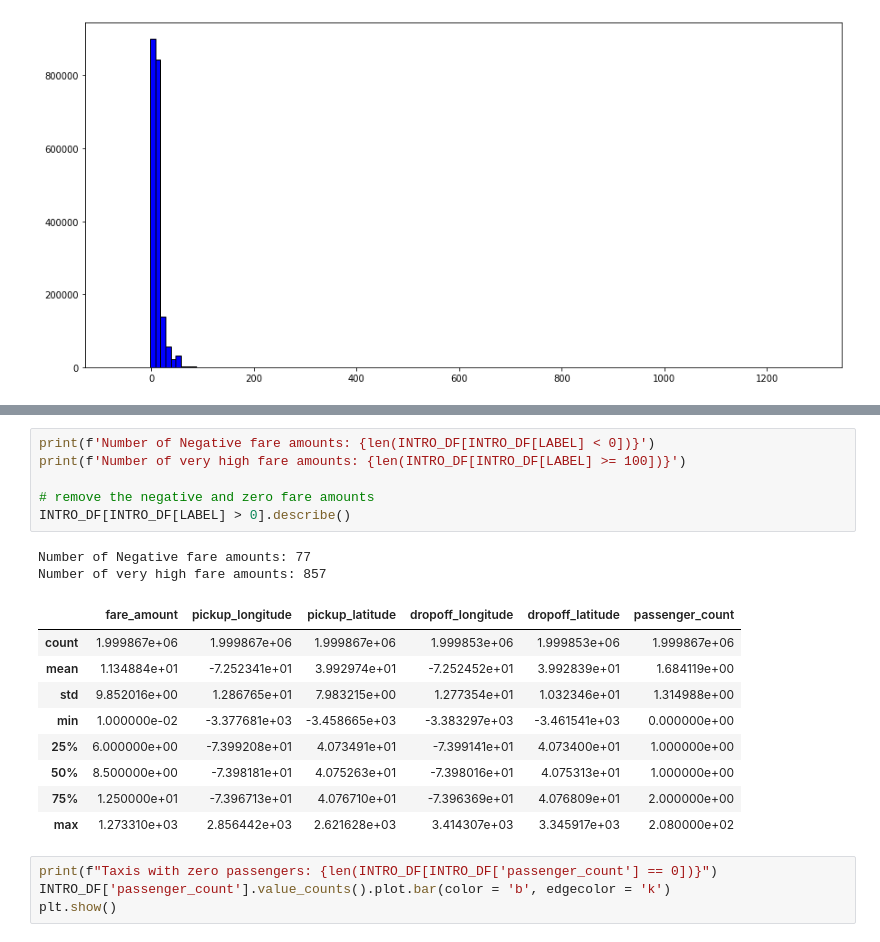
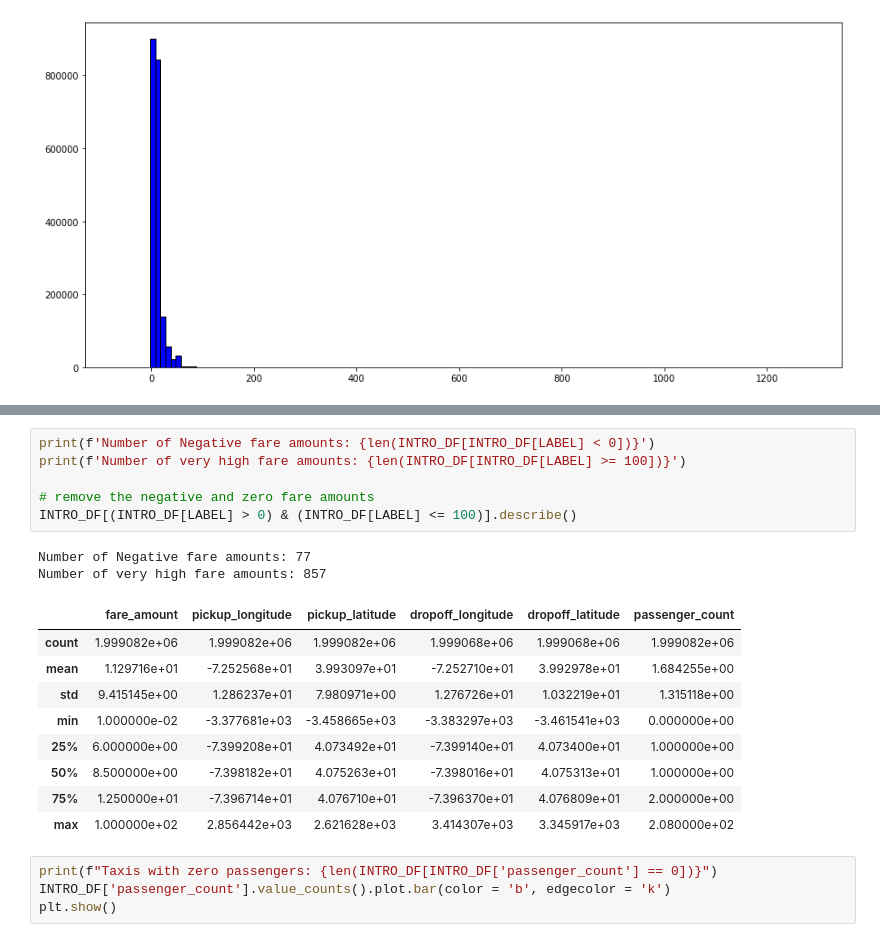
Before and after one commit to austinv211/PredictingTaxiFares, a Jupyter notebook: farePrediction.ipynb, the cells around one changed output, grey strips where cells are left out. Saved outputs shown, nothing was run; the diff lists cells and outputs as text.

```diff
--- a/farePrediction.ipynb
+++ b/farePrediction.ipynb
@@ -49,21 +52,21 @@ plt.show()
 # %%
 print(f'Number of Negative fare amounts: {len(INTRO_DF[INTRO_DF[LABEL] < 0])}')
 print(f'Number of very high fare amounts: {len(INTRO_DF[INTRO_DF[LABEL] >= 100])}')
 
 # remove the negative and zero fare amounts
-INTRO_DF[INTRO_DF[LABEL] > 0].describe()
+INTRO_DF[(INTRO_DF[LABEL] > 0) & (INTRO_DF[LABEL] <= 100)].describe()
 # %% [output]
 Number of Negative fare amounts: 77
 Number of very high fare amounts: 857
 |  | fare_amount | pickup_longitude | pickup_latitude | dropoff_longitude | dropoff_latitude | passenger_count |
-| count | 1.999867e+06 | 1.999867e+06 | 1.999867e+06 | 1.999853e+06 | 1.999853e+06 | 1.999867e+06 |
-| mean | 1.134884e+01 | -7.252341e+01 | 3.992974e+01 | -7.252452e+01 | 3.992839e+01 | 1.684119e+00 |
-| std | 9.852016e+00 | 1.286765e+01 | 7.983215e+00 | 1.277354e+01 | 1.032346e+01 | 1.314988e+00 |
+| count | 1.999082e+06 | 1.999082e+06 | 1.999082e+06 | 1.999068e+06 | 1.999068e+06 | 1.999082e+06 |
+| mean | 1.129716e+01 | -7.252568e+01 | 3.993097e+01 | -7.252710e+01 | 3.992978e+01 | 1.684255e+00 |
+| std | 9.415145e+00 | 1.286237e+01 | 7.980971e+00 | 1.276726e+01 | 1.032219e+01 | 1.315118e+00 |
 | min | 1.000000e-02 | -3.377681e+03 | -3.458665e+03 | -3.383297e+03 | -3.461541e+03 | 0.000000e+00 |
-| 25% | 6.000000e+00 | -7.399208e+01 | 4.073491e+01 | -7.399141e+01 | 4.073400e+01 | 1.000000e+00 |
-| 50% | 8.500000e+00 | -7.398181e+01 | 4.075263e+01 | -7.398016e+01 | 4.075313e+01 | 1.000000e+00 |
-| 75% | 1.250000e+01 | -7.396713e+01 | 4.076710e+01 | -7.396369e+01 | 4.076809e+01 | 2.000000e+00 |
-| max | 1.273310e+03 | 2.856442e+03 | 2.621628e+03 | 3.414307e+03 | 3.345917e+03 | 2.080000e+02 |
+| 25% | 6.000000e+00 | -7.399208e+01 | 4.073492e+01 | -7.399140e+01 | 4.073400e+01 | 1.000000e+00 |
+| 50% | 8.500000e+00 | -7.398182e+01 | 4.075263e+01 | -7.398016e+01 | 4.075313e+01 | 1.000000e+00 |
+| 75% | 1.250000e+01 | -7.396714e+01 | 4.076710e+01 | -7.396370e+01 | 4.076809e+01 | 2.000000e+00 |
+| max | 1.000000e+02 | 2.856442e+03 | 2.621628e+03 | 3.414307e+03 | 3.345917e+03 | 2.080000e+02 |
 # %%
 print(f"Taxis with zero passengers: {len(INTRO_DF[INTRO_DF['passenger_count'] == 0])}")
 INTRO_DF['passenger_count'].value_counts().plot.bar(color = 'b', edgecolor = 'k')
```
Also changed, not shown: parts of 12 cells of this notebook.
